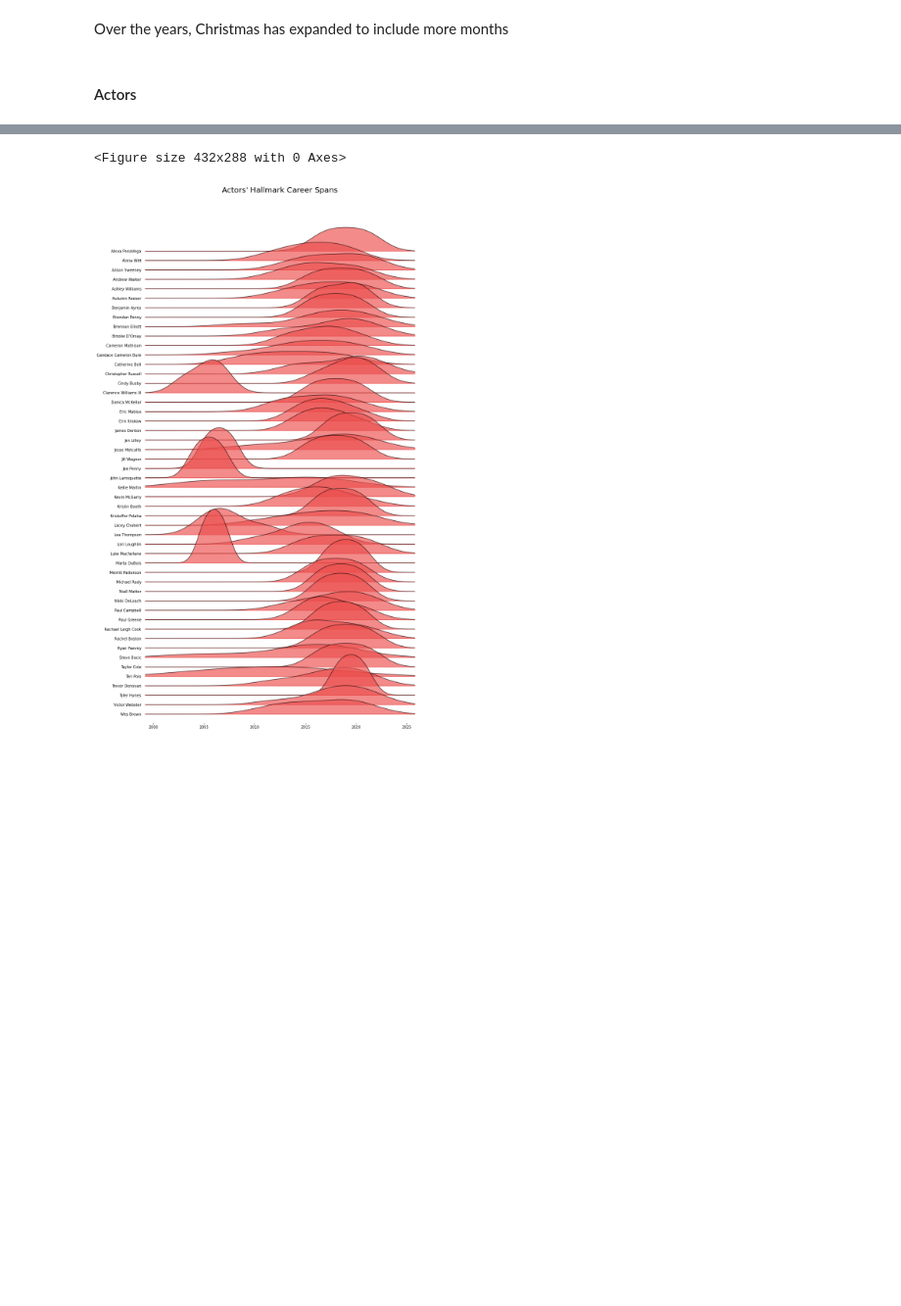
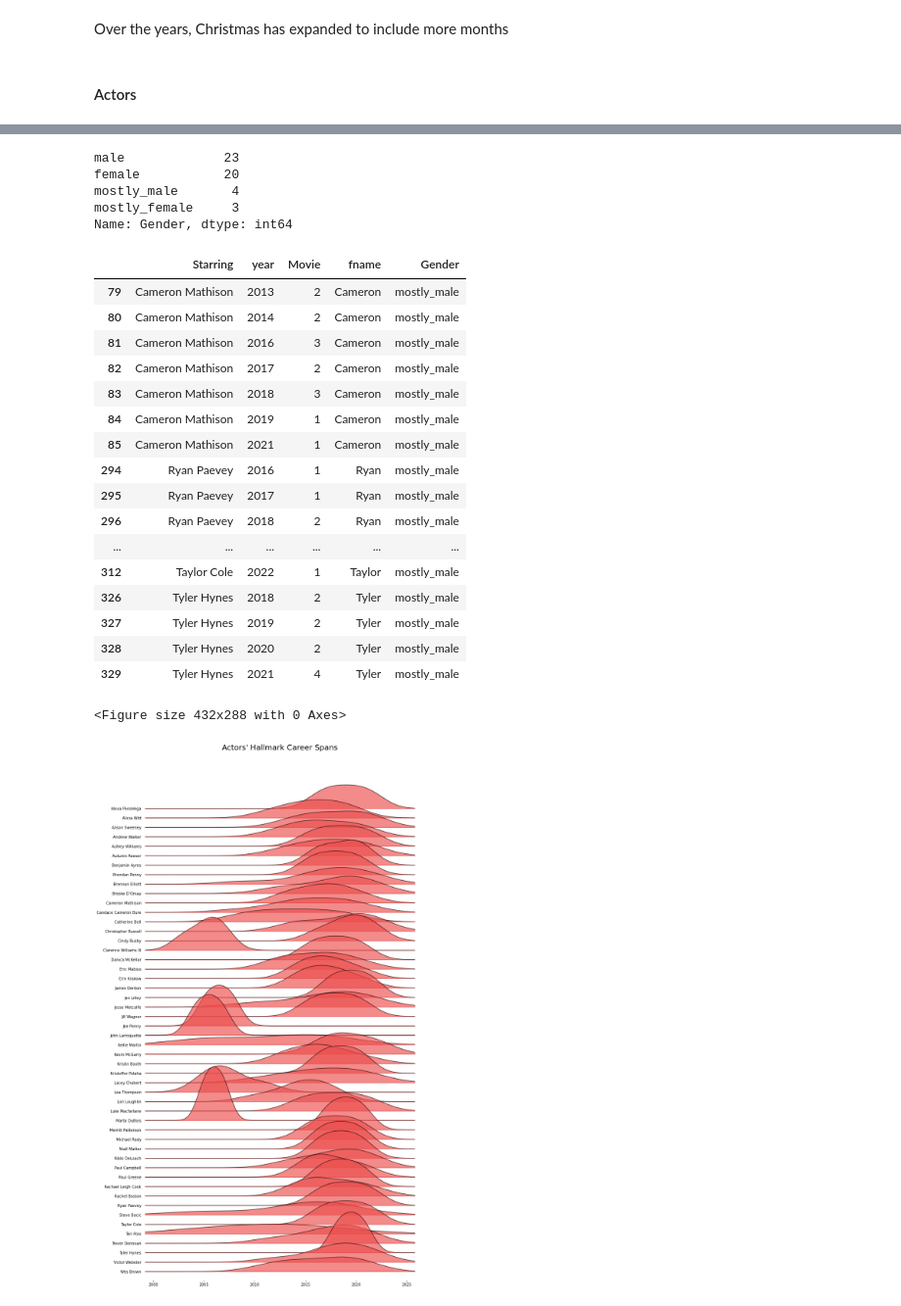
Before and after one commit to aishichandra/Hallmark_Project, a Jupyter notebook: Hallmark Movies.ipynb, the cells around one changed output, grey strips where cells are left out. Shown: that part at 98% size. Saved outputs shown, nothing was run; the diff lists cells and outputs as text; code cells hidden in the pictures; blank space fills up the shorter version.

```diff
--- a/Hallmark Movies.ipynb
+++ b/Hallmark Movies.ipynb
@@ -227,0 +245,5 @@ source = actor_df[['Starring', 'Movie', 'year']][actor_df['Starring'].isin(top_a
+# %%
+d = gender.Detector()
+source['fname'] = source.Starring.str.rsplit(' ', 0, expand=True)[0]
+source['Gender'] = source['fname'].apply(str.capitalize).map(lambda x: d.get_gender(x))
+source
@@ -228,3 +264,31 @@ source = actor_df[['Starring', 'Movie', 'year']][actor_df['Starring'].isin(top_a
+# %%
+source[['Starring','Gender']].drop_duplicates()['Gender'].value_counts()
+# %% [output]
+male             23
+female           20
+mostly_male       4
+mostly_female     3
+Name: Gender, dtype: int64
+# %%
+source[source['Gender'] == 'mostly_male']
+# %% [output]
+|  | Starring | year | Movie | fname | Gender |
+| 79 | Cameron Mathison | 2013 | 2 | Cameron | mostly_male |
+| 80 | Cameron Mathison | 2014 | 2 | Cameron | mostly_male |
+| 81 | Cameron Mathison | 2016 | 3 | Cameron | mostly_male |
+| 82 | Cameron Mathison | 2017 | 2 | Cameron | mostly_male |
+| 83 | Cameron Mathison | 2018 | 3 | Cameron | mostly_male |
+| 84 | Cameron Mathison | 2019 | 1 | Cameron | mostly_male |
+| 85 | Cameron Mathison | 2021 | 1 | Cameron | mostly_male |
+| 294 | Ryan Paevey | 2016 | 1 | Ryan | mostly_male |
+| 295 | Ryan Paevey | 2017 | 1 | Ryan | mostly_male |
+| 296 | Ryan Paevey | 2018 | 2 | Ryan | mostly_male |
+| ... | ... | ... | ... | ... | ... |
+| 312 | Taylor Cole | 2022 | 1 | Taylor | mostly_male |
+| 326 | Tyler Hynes | 2018 | 2 | Tyler | mostly_male |
+| 327 | Tyler Hynes | 2019 | 2 | Tyler | mostly_male |
+| 328 | Tyler Hynes | 2020 | 2 | Tyler | mostly_male |
+| 329 | Tyler Hynes | 2021 | 4 | Tyler | mostly_male |
 # %%
 import matplotlib.pyplot as plt
 from joypy import joyplot
```
Also changed, not shown: parts of 6 cells of this notebook.
